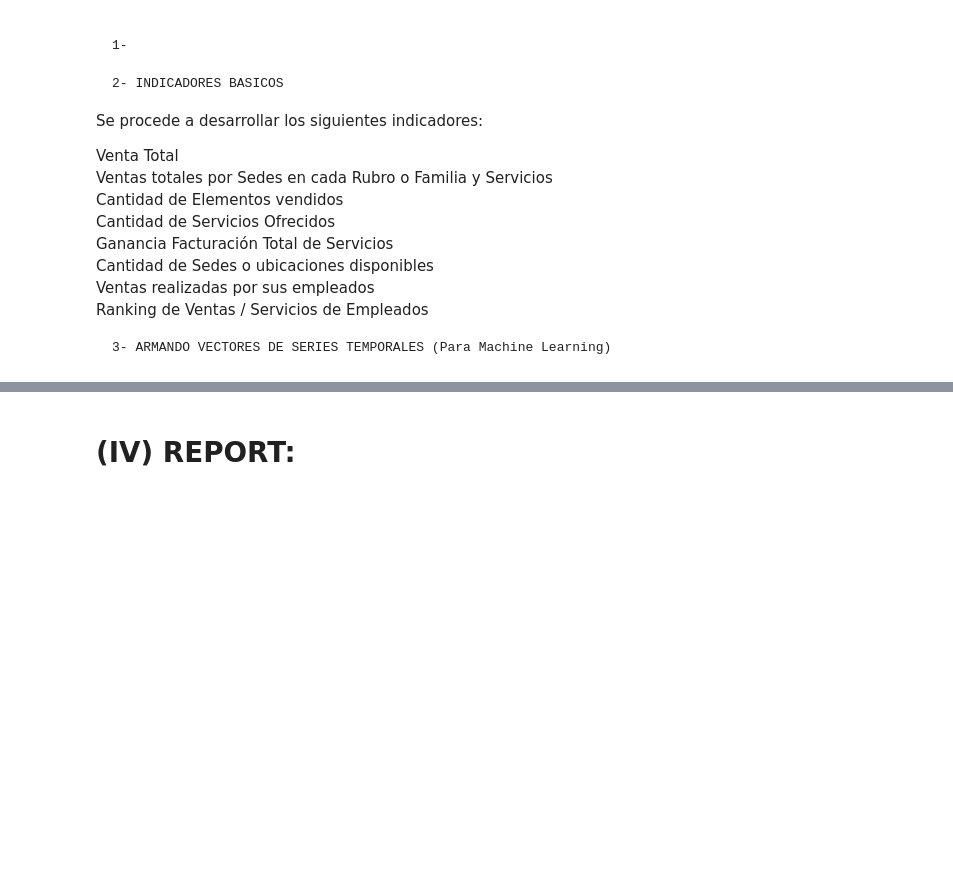
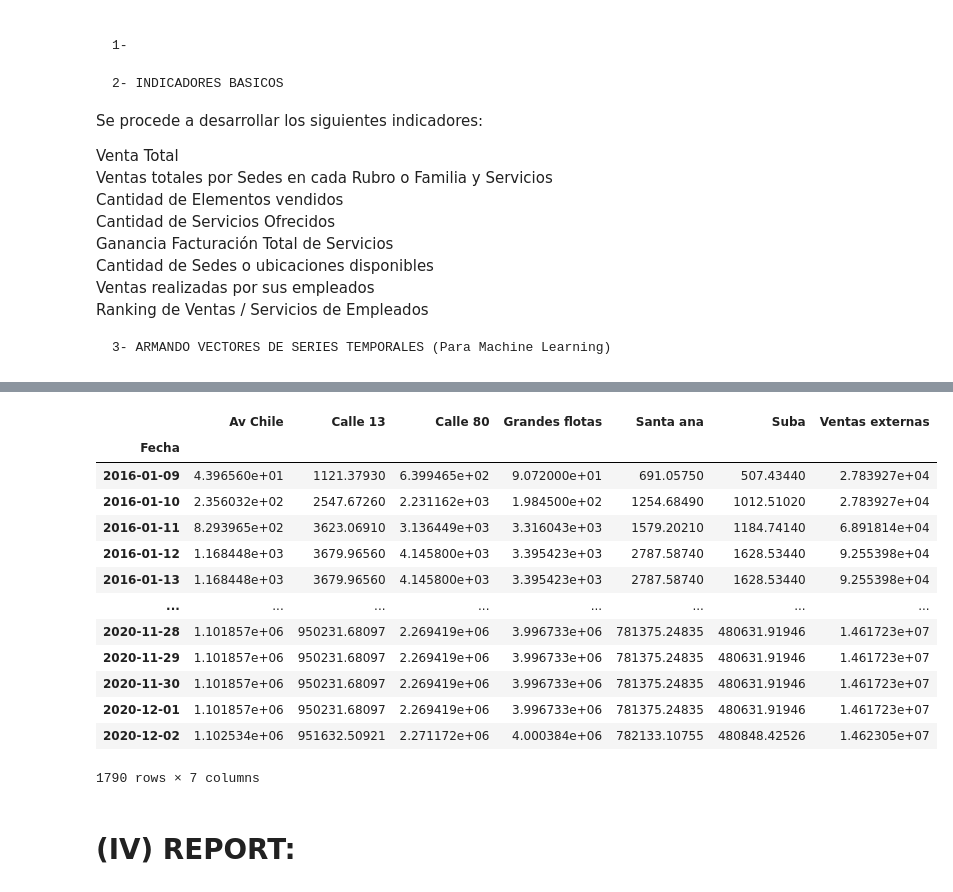
Before and after one commit to jackonedev/timeseries-project, a Jupyter notebook: data-science.ipynb, the cells around one changed output, grey strips where cells are left out. Drawn from its saved outputs; the diff is of its cells as text; code cells hidden in the pictures; blank space fills up the shorter version.

```diff
--- a/data-science.ipynb
+++ b/data-science.ipynb
@@ -296,2 +443,31 @@ total_acumulado
+# %%
+# indicador 2
+# Ventas totales por Sedes en cada Rubro o Familia y Servicios<br />
+
+# 2.1. ventas totales por sedes
+
+vta_total_sede = data.groupby([data.index, 'Sede'])[["Cantidad", "Ventas_USD"]].sum().unstack()['Ventas_USD'].drop(columns='00')
+
+vta_total_sede_acum = pd.DataFrame()
+
+for label in list(vta_total_sede.columns):
+    vta_total_sede_acum[label] = vta_total_sede[label].fillna(0).cumsum()
+
+vta_total_sede_acum
+# %% [output]
+|  | Av Chile | Calle 13 | Calle 80 | Grandes flotas | Santa ana | Suba | Ventas externas |
+| Fecha |  |  |  |  |  |  |  |
+| 2016-01-09 | 4.396560e+01 | 1121.37930 | 6.399465e+02 | 9.072000e+01 | 691.05750 | 507.43440 | 2.783927e+04 |
+| 2016-01-10 | 2.356032e+02 | 2547.67260 | 2.231162e+03 | 1.984500e+02 | 1254.68490 | 1012.51020 | 2.783927e+04 |
+| 2016-01-11 | 8.293965e+02 | 3623.06910 | 3.136449e+03 | 3.316043e+03 | 1579.20210 | 1184.74140 | 6.891814e+04 |
+| 2016-01-12 | 1.168448e+03 | 3679.96560 | 4.145800e+03 | 3.395423e+03 | 2787.58740 | 1628.53440 | 9.255398e+04 |
+| 2016-01-13 | 1.168448e+03 | 3679.96560 | 4.145800e+03 | 3.395423e+03 | 2787.58740 | 1628.53440 | 9.255398e+04 |
+| ... | ... | ... | ... | ... | ... | ... | ... |
+| 2020-11-28 | 1.101857e+06 | 950231.68097 | 2.269419e+06 | 3.996733e+06 | 781375.24835 | 480631.91946 | 1.461723e+07 |
+| 2020-11-29 | 1.101857e+06 | 950231.68097 | 2.269419e+06 | 3.996733e+06 | 781375.24835 | 480631.91946 | 1.461723e+07 |
+| 2020-11-30 | 1.101857e+06 | 950231.68097 | 2.269419e+06 | 3.996733e+06 | 781375.24835 | 480631.91946 | 1.461723e+07 |
+| 2020-12-01 | 1.101857e+06 | 950231.68097 | 2.269419e+06 | 3.996733e+06 | 781375.24835 | 480631.91946 | 1.461723e+07 |
+| 2020-12-02 | 1.102534e+06 | 951632.50921 | 2.271172e+06 | 4.000384e+06 | 782133.10755 | 480848.42526 | 1.462305e+07 |
+1790 rows × 7 columns
 # %% [markdown]
 # (IV) REPORT:
```
Also changed, not shown: parts of 19 cells of this notebook.
